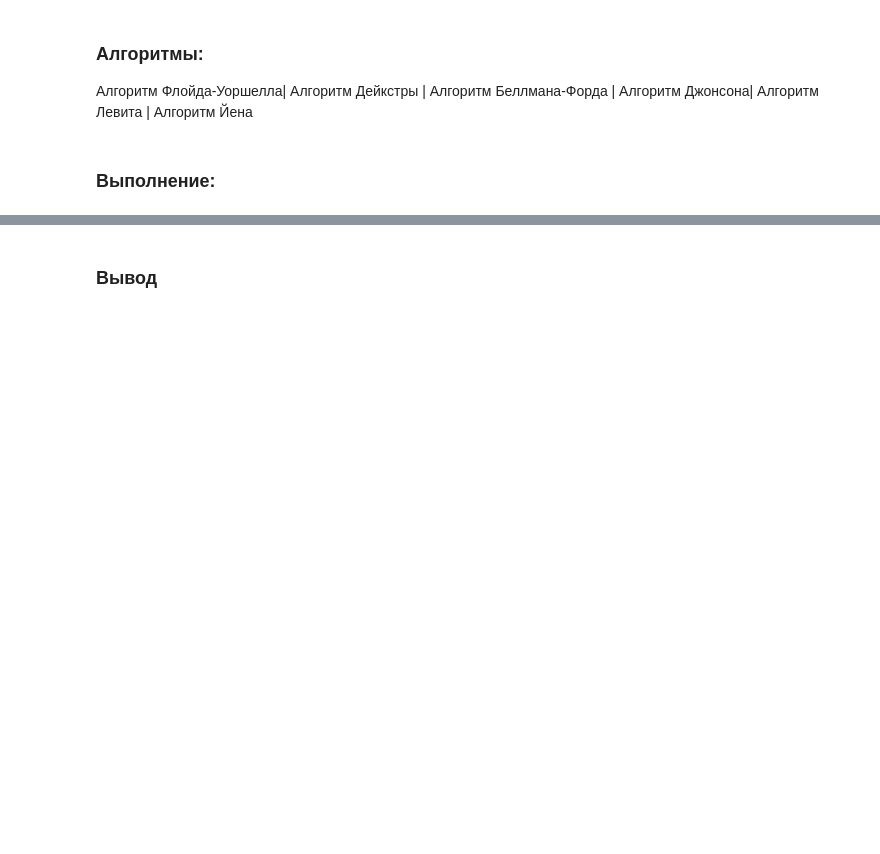
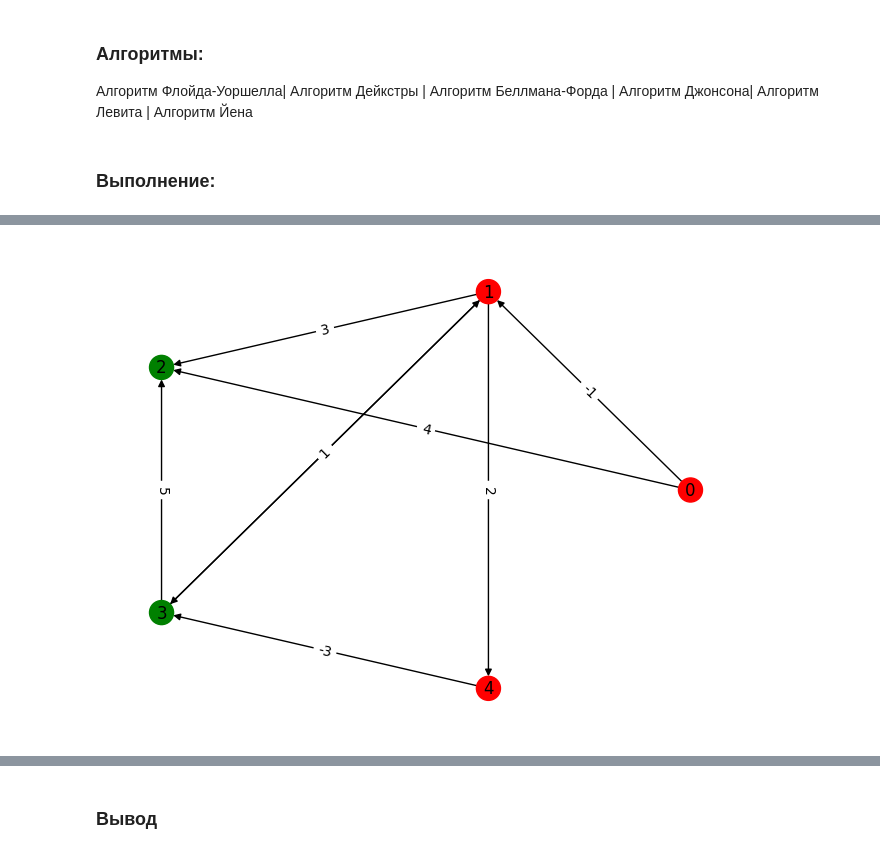
Before and after one commit to youngflexxxer/siaod, a Jupyter notebook: lab3.ipynb, the cells around one changed output, grey strips where cells are left out. Drawn from its saved outputs; the diff is of its cells as text; code cells hidden in the pictures; blank space fills up the shorter version.

```diff
--- a/lab3.ipynb
+++ b/lab3.ipynb
@@ -21,3 +21,76 @@
 Алгоритм Флойда-Уоршелла| Алгоритм Дейкстры | Алгоритм Беллмана-Форда | Алгоритм Джонсона| Алгоритм Левита | Алгоритм Йена
 # %% [markdown]
 ### Выполнение:
+# %%
+from collections import defaultdict
+import networkx as nx
+import matplotlib.pyplot as plt
+import timeit
+a=[]
+
+class Graph:
+    def __init__(self, vertices):
+        self.V = vertices
+        self.graph = []
+
+    # Функция добавления ребра в список смежности
+    def addEdge(self, u, v, w):
+        self.graph.append([u, v, w])
+
+    # Функция для вывода расстояний от источника до каждой вершины
+    def printArr(self, dist):
+        print("Расстояние вершины от источника")
+        for i in range(self.V):
+            print("% d \t\t % d" % (i, dist[i]))
+
+    # Алгоритм Беллмана-Форда для поиска кратчайших путей от источника до всех остальных вершин в графе.
+    def BellmanFord(self, src):
+        k=99 # Хранение предыдущей вершины
+        global a # Объявление глобальной переменной для хранения предыдущих вершин на кратчайшем пути
+        dist = [10000.0] * self.V # Инициализация массива расстояний до всех вершин, устанавливаем бесконечность для всех вершин кроме источника
+        dist[src] = 0 # Расстояние от источника до самого себя равно 0
+
+        for i in range(self.V - 1):
+            for u, v, w in self.graph:
+                if dist[u] != 10000.0 and dist[u] + w < dist[v]: # Если расстояние до вершины v можно уменьшить, то обновляем расстояние до неё
+                    dist[v] = dist[u] + w
+                    if u!=k: # Если это не первая вершина на пути к v, то добавляем предыдущую вершину u в список a
+                        a.append(u)
+                        k=u
+
+        # Проверяем наличие отрицательных циклов в графе
+        for u, v, w in self.graph:
+            if dist[u] != 10000.0 and dist[u] + w < dist[v]:
+                print("Негативный цикл внутри графа")
+                return
+
+        # Выводим расстояния от источника до каждой вершины
+        self.printArr(dist)
+
+n=int(input("Количество вершин:"))
+m=int(input("Количество ребер: "))
+
+g = Graph(n)
+G = nx.DiGraph()
+
+for i in range(m):
+    u,v,w = tuple(map(int,input(str(i)+"-е ребро: ").split(" ")))
+    g.addEdge(u,v,w)
+    G.add_edge(u,v, weight = w)
+
+g.BellmanFord(0)
+print(a)
+color_map = []
+for node in G:
+    result = node in a
+    if result == True:
+        color_map.append('red')
+    else:
+        color_map.append('green')
+
+pos=nx.circular_layout(G)
+nx.draw(G, pos, node_color=color_map, with_labels=True)
+edge_weight = nx.get_edge_attributes(G,'weight')
+nx.draw_networkx_edge_labels(G, pos, edge_labels = edge_weight)
+plt.show()
+# %% [output]
@@ -23,0 +104 @@
+[figure, added]
```
Also changed, not shown: parts of 2 cells of this notebook, 10 other files.
